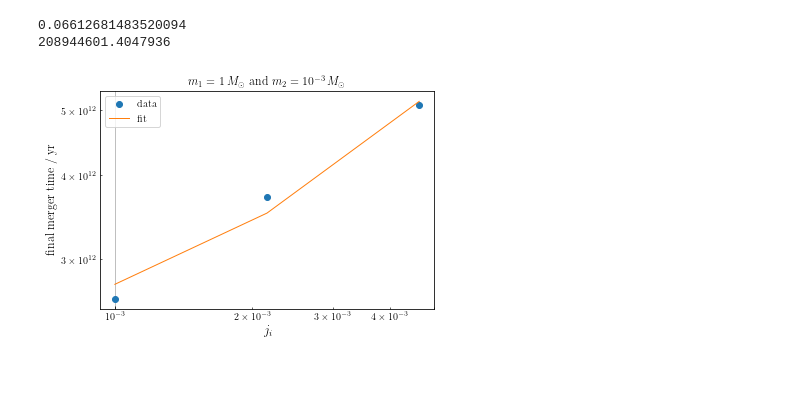
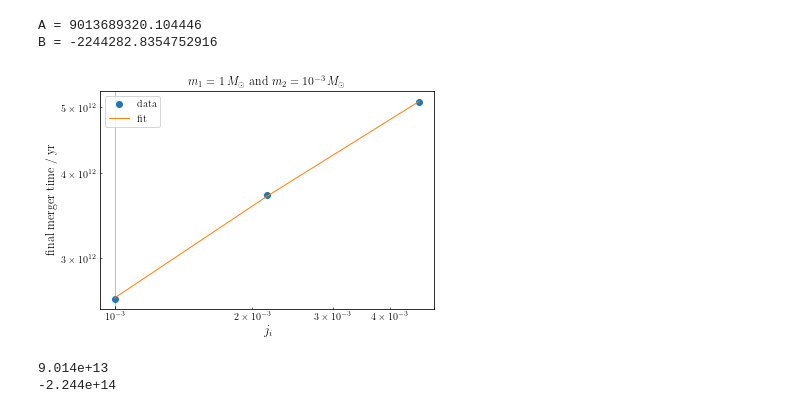
Before and after one commit to pratibhajangra591/Ifca-github, a Jupyter notebook: tm_ref_extended.ipynb, the cells around one changed output. Drawn from its saved outputs; the diff is of its cells as text; code cells hidden in the pictures; blank space fills up the shorter version.

```diff
--- a/tm_ref_extended.ipynb
+++ b/tm_ref_extended.ipynb
@@ -203,37 +203,46 @@ import numpy as np
 import matplotlib.pyplot as plt
 from scipy.optimize import curve_fit
 
 
 def f(j0, A, B):
-    y = A * (j0) * 1e16 +  B * 1e4
+    y =  1e4* (j0**0.5) * A +  B * 1e8 *j0
     return y
 
 
-j  = (j0_ref_list[0], j0_ref_list[1], j0_ref_list[2])
+j  = (j0_ref_list[0], j0_ref_list[1], j0_ref_list[2] )
 t  = (tm_ref_list[0], tm_ref_list[1], tm_ref_list[2])
 
 j0 = np.array(j)
 tm = np.array(t)
 
 
+
+
+
 parameters, covariance = curve_fit(f, j0, tm)
 fit_A = parameters[0]
 fit_B = parameters[1]
-print(fit_A)
-print(fit_B)
+print("A =", fit_A)
+print("B =", fit_B)
 
 
 fit_y = f(j0, fit_A, fit_B)
 plt.loglog(j0, tm, 'o', label='data')
 plt.plot(j0, fit_y, '-', label='fit')
 plt.xlabel('$j_{i}$', fontsize = 13)
 plt.ylabel('final merger time / yr', fontsize = 12)
 plt.title('$m_{1} = 1 \, M_{\odot}$ and $m_{2}= 10^{-3} \,  M_{\odot}$ ')
 plt.grid()
 plt.legend()
 plt.savefig('extrapolate.pdf', bbox_inches = 'tight')
 plt.show()
+
+
+print('%0.3e'%(1e4 * fit_A))
+print('%0.3e'%(1e8 * fit_B))
 # %% [output]
-0.06612681483520094
-208944601.4047936
+A = 9013689320.104446
+B = -2244282.8354752916
-[figure, old version]
+[figure, new version]
+9.014e+13
+-2.244e+14
```
Also changed, not shown: parts of 1 cell of this notebook.
